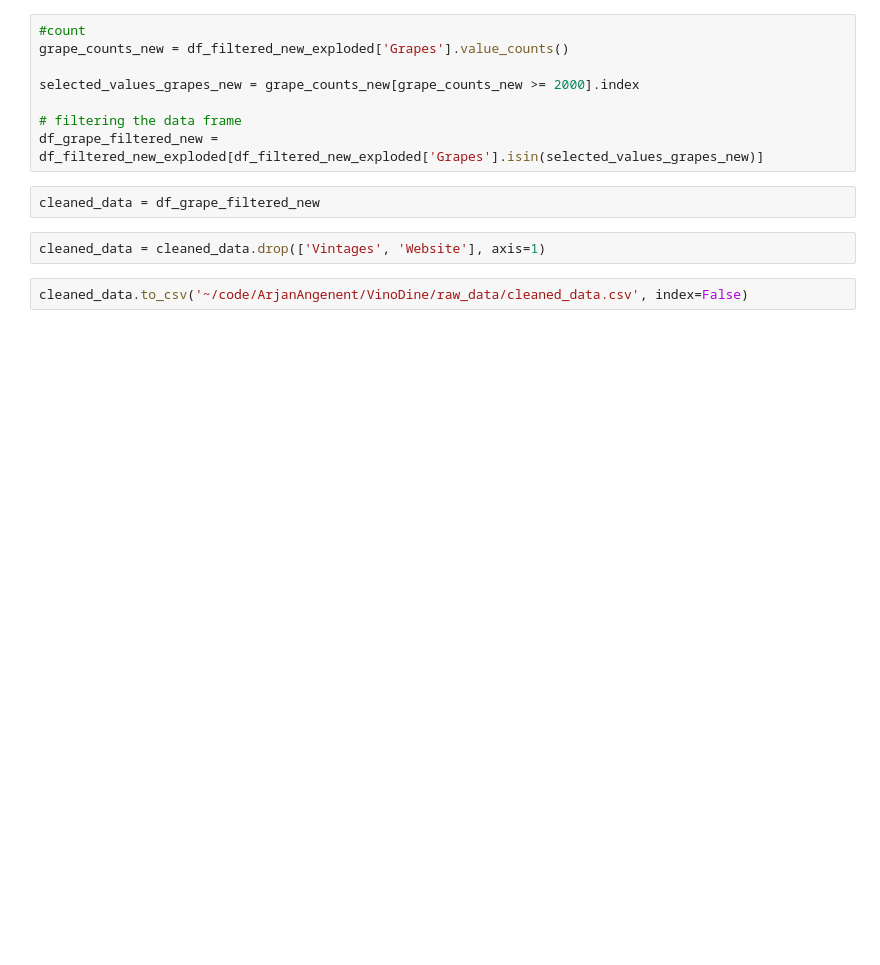
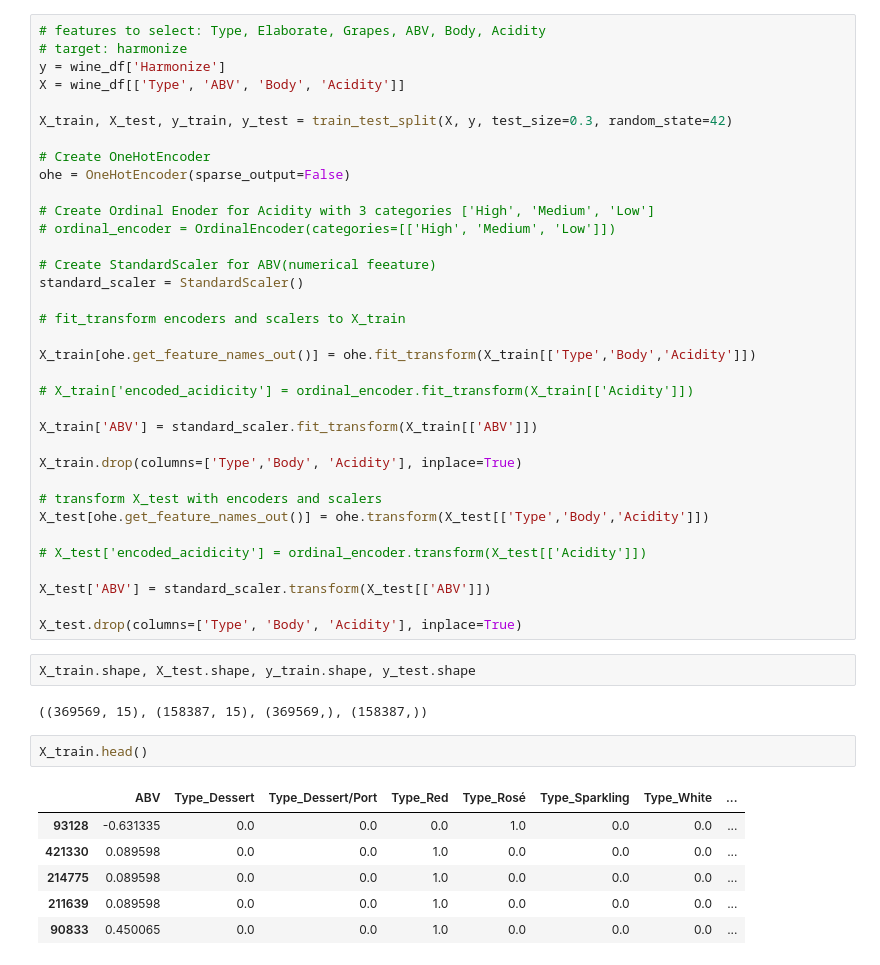
Before and after one commit to ArjanAngenent/VinoDine, a Jupyter notebook: notebooks/ArjanAngenentVinoDine.ipynb, the cells around one changed output. Cells and saved outputs as stored; diff of their text form; blank space fills up the shorter version.

```diff
--- a/notebooks/ArjanAngenentVinoDine.ipynb
+++ b/notebooks/ArjanAngenentVinoDine.ipynb
@@ -35,14 +32,48 @@ df_filtered_new_exploded = df_filtered_new.explode('Grapes')
-# %%
-#count
-grape_counts_new = df_filtered_new_exploded['Grapes'].value_counts()
-
-selected_values_grapes_new = grape_counts_new[grape_counts_new >= 2000].index
-
-# filtering the data frame
-df_grape_filtered_new = df_filtered_new_exploded[df_filtered_new_exploded['Grapes'].isin(selected_values_grapes_new)]
-# %%
-cleaned_data = df_grape_filtered_new
-# %%
-cleaned_data = cleaned_data.drop(['Vintages', 'Website'], axis=1)
-# %%
-cleaned_data.to_csv('~/code/ArjanAngenent/VinoDine/raw_data/cleaned_data.csv', index=False)
+# %%
+# features to select: Type, Elaborate, Grapes, ABV, Body, Acidity
+# target: harmonize
+y = wine_df['Harmonize']
+X = wine_df[['Type', 'ABV', 'Body', 'Acidity']]
+
+X_train, X_test, y_train, y_test = train_test_split(X, y, test_size=0.3, random_state=42)
+
+# Create OneHotEncoder
+ohe = OneHotEncoder(sparse_output=False)
+
+# Create Ordinal Enoder for Acidity with 3 categories ['High', 'Medium', 'Low']
+# ordinal_encoder = OrdinalEncoder(categories=[['High', 'Medium', 'Low']])
+
+# Create StandardScaler for ABV(numerical feeature)
+standard_scaler = StandardScaler()
+
+# fit_transform encoders and scalers to X_train
+
+X_train[ohe.get_feature_names_out()] = ohe.fit_transform(X_train[['Type','Body','Acidity']])
+
+# X_train['encoded_acidicity'] = ordinal_encoder.fit_transform(X_train[['Acidity']])
+
+X_train['ABV'] = standard_scaler.fit_transform(X_train[['ABV']])
+
+X_train.drop(columns=['Type','Body', 'Acidity'], inplace=True)
+
+# transform X_test with encoders and scalers
+X_test[ohe.get_feature_names_out()] = ohe.transform(X_test[['Type','Body','Acidity']])
+
+# X_test['encoded_acidicity'] = ordinal_encoder.transform(X_test[['Acidity']])
+
+X_test['ABV'] = standard_scaler.transform(X_test[['ABV']])
+
+X_test.drop(columns=['Type', 'Body', 'Acidity'], inplace=True)
+# %%
+X_train.shape, X_test.shape, y_train.shape, y_test.shape
+# %% [output]
+((369569, 15), (158387, 15), (369569,), (158387,))
+# %%
+X_train.head()
+# %% [output]
+|  | ABV | Type_Dessert | Type_Dessert/Port | Type_Red | Type_Rosé | Type_Sparkling | Type_White | ... |
+| 93128 | -0.631335 | 0.0 | 0.0 | 0.0 | 1.0 | 0.0 | 0.0 | ... |
+| 421330 | 0.089598 | 0.0 | 0.0 | 1.0 | 0.0 | 0.0 | 0.0 | ... |
+| 214775 | 0.089598 | 0.0 | 0.0 | 1.0 | 0.0 | 0.0 | 0.0 | ... |
+| 211639 | 0.089598 | 0.0 | 0.0 | 1.0 | 0.0 | 0.0 | 0.0 | ... |
+| 90833 | 0.450065 | 0.0 | 0.0 | 1.0 | 0.0 | 0.0 | 0.0 | ... |
```
Also changed, not shown: parts of 25 cells of this notebook.
